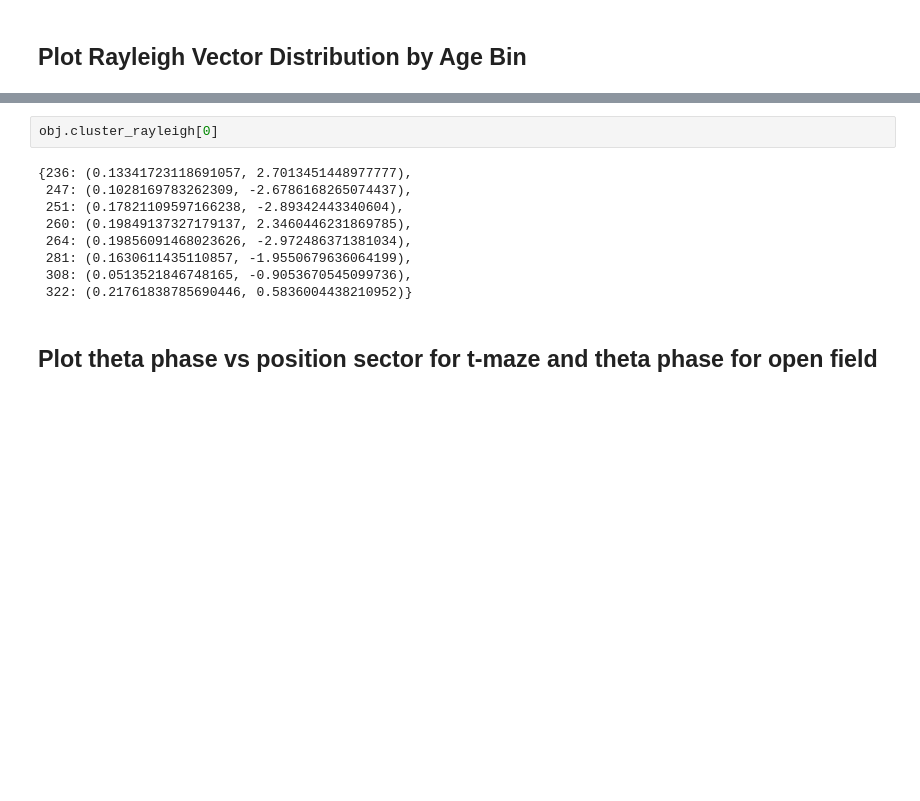
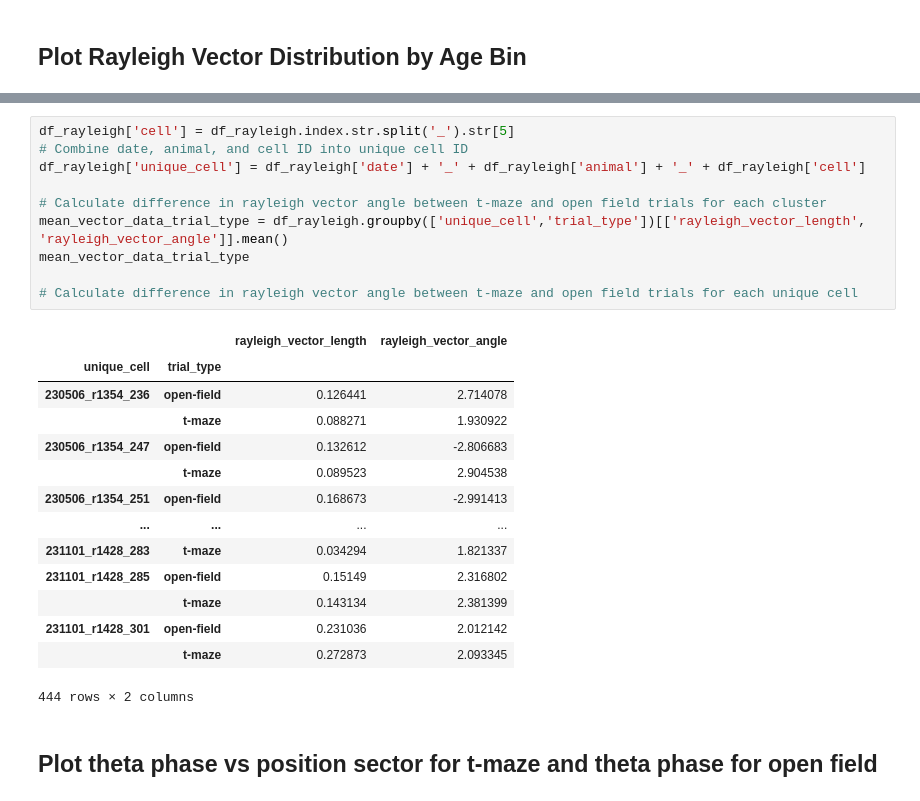
Before and after one commit to jakeswann1/SpElT, a Jupyter notebook: analysis/All Pyramidal Cells Analysis.ipynb, the cells around one changed output, grey strips where cells are left out. Drawn from its saved outputs; the diff is of its cells as text; blank space fills up the shorter version.

```diff
--- a/analysis/All Pyramidal Cells Analysis.ipynb
+++ b/analysis/All Pyramidal Cells Analysis.ipynb
@@ -272,14 +288,28 @@ for i, age_bin in enumerate(age_bins):
 # %%
-obj.cluster_rayleigh[0]
+df_rayleigh['cell'] = df_rayleigh.index.str.split('_').str[5]
+# Combine date, animal, and cell ID into unique cell ID
+df_rayleigh['unique_cell'] = df_rayleigh['date'] + '_' + df_rayleigh['animal'] + '_' + df_rayleigh['cell']
+
+# Calculate difference in rayleigh vector angle between t-maze and open field trials for each cluster
+mean_vector_data_trial_type = df_rayleigh.groupby(['unique_cell','trial_type'])[['rayleigh_vector_length', 'rayleigh_vector_angle']].mean()
+mean_vector_data_trial_type
+
+# Calculate difference in rayleigh vector angle between t-maze and open field trials for each unique cell
 # %% [output]
+|  |  | rayleigh_vector_length | rayleigh_vector_angle |
+| unique_cell | trial_type |  |  |
+| 230506_r1354_236 | open-field | 0.126441 | 2.714078 |
+|  | t-maze | 0.088271 | 1.930922 |
+| 230506_r1354_247 | open-field | 0.132612 | -2.806683 |
+|  | t-maze | 0.089523 | 2.904538 |
+| 230506_r1354_251 | open-field | 0.168673 | -2.991413 |
+| ... | ... | ... | ... |
+| 231101_r1428_283 | t-maze | 0.034294 | 1.821337 |
+| 231101_r1428_285 | open-field | 0.15149 | 2.316802 |
+|  | t-maze | 0.143134 | 2.381399 |
+| 231101_r1428_301 | open-field | 0.231036 | 2.012142 |
+|  | t-maze | 0.272873 | 2.093345 |
-{236: (0.13341723118691057, 2.7013451448977777),
- 247: (0.1028169783262309, -2.6786168265074437),
- 251: (0.17821109597166238, -2.89342443340604),
- 260: (0.19849137327179137, 2.3460446231869785),
- 264: (0.19856091468023626, -2.972486371381034),
- 281: (0.1630611435110857, -1.9550679636064199),
- 308: (0.0513521846748165, -0.9053670545099736),
- 322: (0.21761838785690446, 0.5836004438210952)}
+444 rows × 2 columns
 # %% [markdown]
 ## Plot theta phase vs position sector for t-maze and theta phase for open field
 # %%
```
Also changed, not shown: parts of 4 cells of this notebook, 1 other file.
